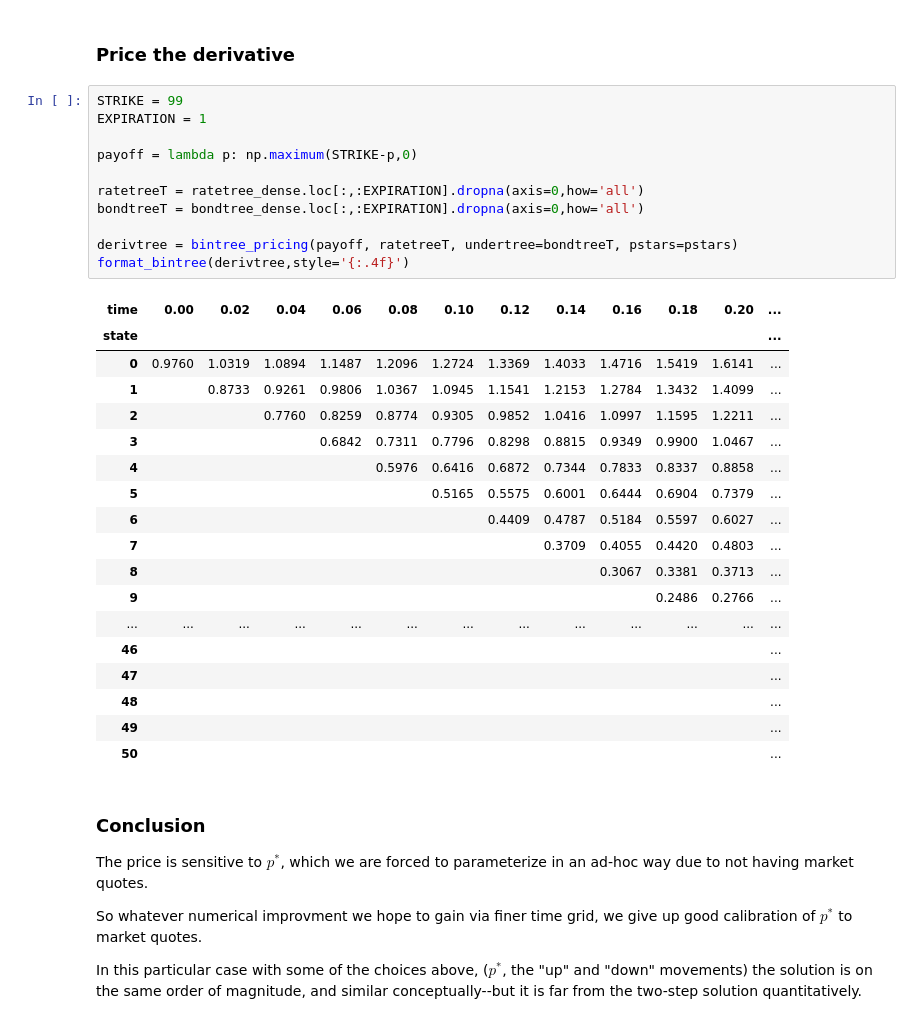
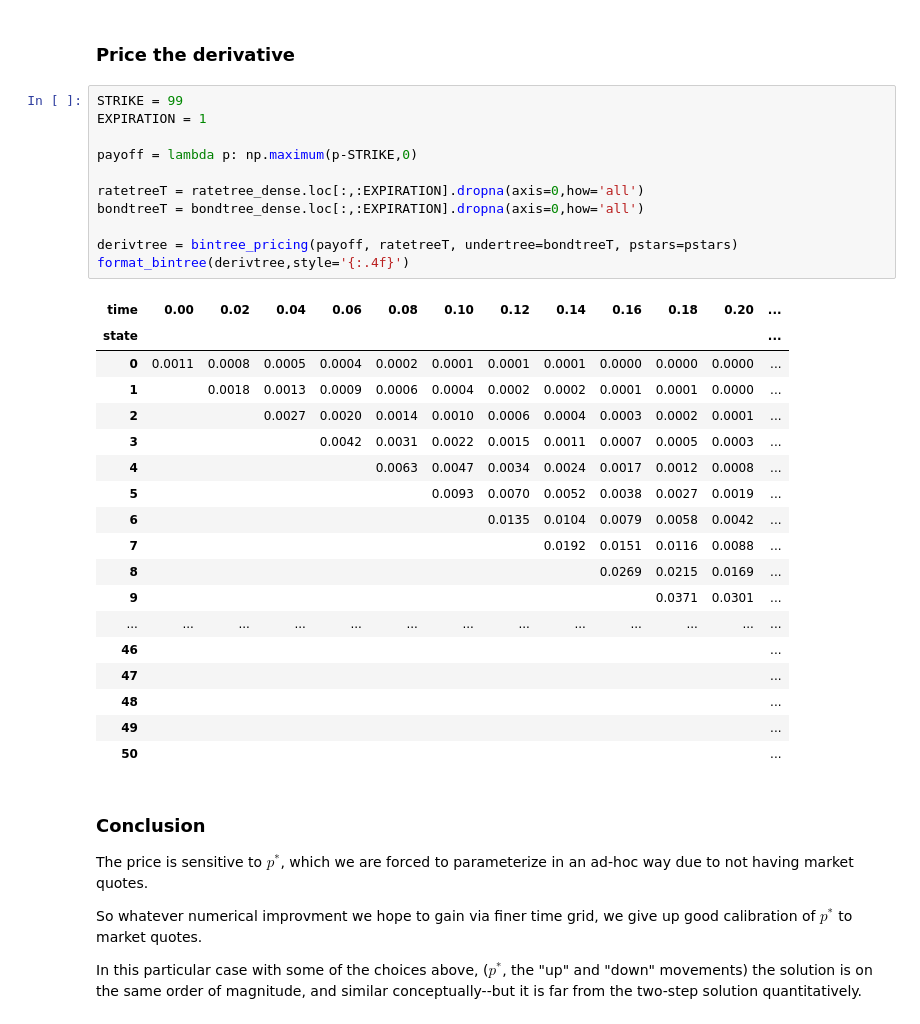
Before and after one commit to nicklewis-16/finm-fiderivs-2024, a Jupyter notebook: homework/Solution 1.ipynb, the cells around one changed output. Drawn from its saved outputs; the diff is of its cells as text.

```diff
--- a/homework/Solution 1.ipynb
+++ b/homework/Solution 1.ipynb
@@ -467,27 +440,27 @@ format_bintree(bondtree_dense,style='{:.4f}')
 # %%
 STRIKE = 99
 EXPIRATION = 1
 
-payoff = lambda p: np.maximum(STRIKE-p,0)
+payoff = lambda p: np.maximum(p-STRIKE,0)
 
 ratetreeT = ratetree_dense.loc[:,:EXPIRATION].dropna(axis=0,how='all')
 bondtreeT = bondtree_dense.loc[:,:EXPIRATION].dropna(axis=0,how='all')
 
 derivtree = bintree_pricing(payoff, ratetreeT, undertree=bondtreeT, pstars=pstars)
 format_bintree(derivtree,style='{:.4f}')
 # %% [output]
 | time | 0.00 | 0.02 | 0.04 | 0.06 | 0.08 | 0.10 | 0.12 | 0.14 | 0.16 | 0.18 | 0.20 | ... |
 | state |  |  |  |  |  |  |  |  |  |  |  | ... |
-| 0 | 0.9760 | 1.0319 | 1.0894 | 1.1487 | 1.2096 | 1.2724 | 1.3369 | 1.4033 | 1.4716 | 1.5419 | 1.6141 | ... |
-| 1 |  | 0.8733 | 0.9261 | 0.9806 | 1.0367 | 1.0945 | 1.1541 | 1.2153 | 1.2784 | 1.3432 | 1.4099 | ... |
-| 2 |  |  | 0.7760 | 0.8259 | 0.8774 | 0.9305 | 0.9852 | 1.0416 | 1.0997 | 1.1595 | 1.2211 | ... |
-| 3 |  |  |  | 0.6842 | 0.7311 | 0.7796 | 0.8298 | 0.8815 | 0.9349 | 0.9900 | 1.0467 | ... |
-| 4 |  |  |  |  | 0.5976 | 0.6416 | 0.6872 | 0.7344 | 0.7833 | 0.8337 | 0.8858 | ... |
-| 5 |  |  |  |  |  | 0.5165 | 0.5575 | 0.6001 | 0.6444 | 0.6904 | 0.7379 | ... |
-| 6 |  |  |  |  |  |  | 0.4409 | 0.4787 | 0.5184 | 0.5597 | 0.6027 | ... |
-| 7 |  |  |  |  |  |  |  | 0.3709 | 0.4055 | 0.4420 | 0.4803 | ... |
-| 8 |  |  |  |  |  |  |  |  | 0.3067 | 0.3381 | 0.3713 | ... |
-| 9 |  |  |  |  |  |  |  |  |  | 0.2486 | 0.2766 | ... |
+| 0 | 0.0011 | 0.0008 | 0.0005 | 0.0004 | 0.0002 | 0.0001 | 0.0001 | 0.0001 | 0.0000 | 0.0000 | 0.0000 | ... |
+| 1 |  | 0.0018 | 0.0013 | 0.0009 | 0.0006 | 0.0004 | 0.0002 | 0.0002 | 0.0001 | 0.0001 | 0.0000 | ... |
+| 2 |  |  | 0.0027 | 0.0020 | 0.0014 | 0.0010 | 0.0006 | 0.0004 | 0.0003 | 0.0002 | 0.0001 | ... |
+| 3 |  |  |  | 0.0042 | 0.0031 | 0.0022 | 0.0015 | 0.0011 | 0.0007 | 0.0005 | 0.0003 | ... |
+| 4 |  |  |  |  | 0.0063 | 0.0047 | 0.0034 | 0.0024 | 0.0017 | 0.0012 | 0.0008 | ... |
+| 5 |  |  |  |  |  | 0.0093 | 0.0070 | 0.0052 | 0.0038 | 0.0027 | 0.0019 | ... |
+| 6 |  |  |  |  |  |  | 0.0135 | 0.0104 | 0.0079 | 0.0058 | 0.0042 | ... |
+| 7 |  |  |  |  |  |  |  | 0.0192 | 0.0151 | 0.0116 | 0.0088 | ... |
+| 8 |  |  |  |  |  |  |  |  | 0.0269 | 0.0215 | 0.0169 | ... |
+| 9 |  |  |  |  |  |  |  |  |  | 0.0371 | 0.0301 | ... |
 | ... | ... | ... | ... | ... | ... | ... | ... | ... | ... | ... | ... | ... |
 | 46 |  |  |  |  |  |  |  |  |  |  |  | ... |
 | 47 |  |  |  |  |  |  |  |  |  |  |  | ... |
```
Also changed, not shown: parts of 21 cells of this notebook, 2 other files.
